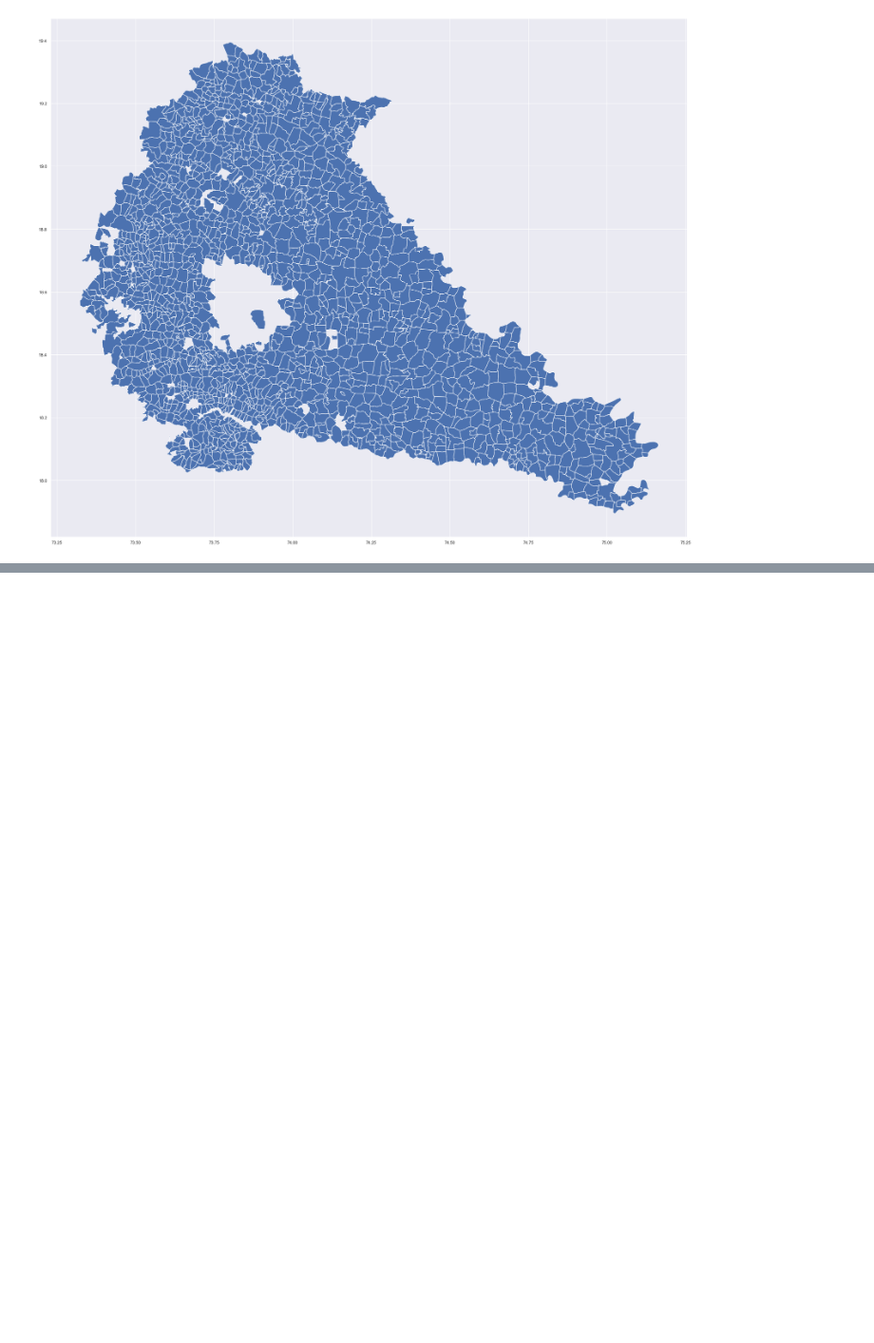
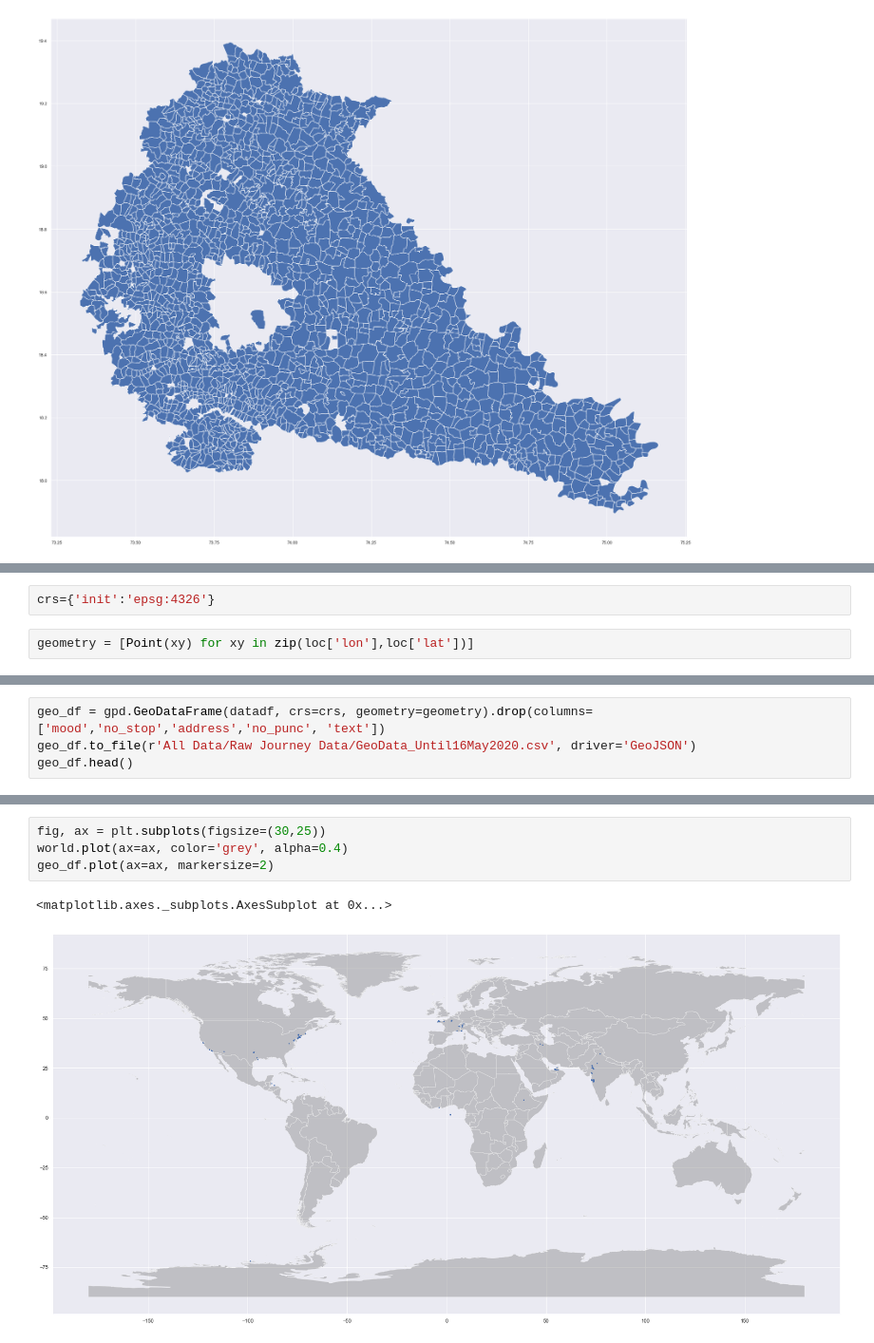
Before and after one commit to adityaarunsinghal/text-mining, a Jupyter notebook: Location Interpretation.ipynb, the cells around one changed output, grey strips where cells are left out. Shown at 95% size. Saved outputs shown, nothing was run; the diff lists cells and outputs as text; blank space fills up the shorter version.

```diff
--- a/Location Interpretation.ipynb
+++ b/Location Interpretation.ipynb
@@ -146,0 +159,4 @@ pune.plot(ax=ax)
+# %%
+crs={'init':'epsg:4326'}
+# %%
+geometry = [Point(xy) for xy in zip(loc['lon'],loc['lat'])]
@@ -146,0 +167,4 @@ pune.plot(ax=ax)
+# %%
+geo_df = gpd.GeoDataFrame(datadf, crs=crs, geometry=geometry).drop(columns=['mood','no_stop','address','no_punc', 'text'])
+geo_df.to_file(r'All Data/Raw Journey Data/GeoData_Until16May2020.csv', driver='GeoJSON')
+geo_df.head()
@@ -146,0 +179,7 @@ pune.plot(ax=ax)
+# %%
+fig, ax = plt.subplots(figsize=(30,25))
+world.plot(ax=ax, color='grey', alpha=0.4)
+geo_df.plot(ax=ax, markersize=2)
+# %% [output]
+<matplotlib.axes._subplots.AxesSubplot at 0x...>
+[figure, added]
```
Also changed, not shown: parts of 9 cells of this notebook.
